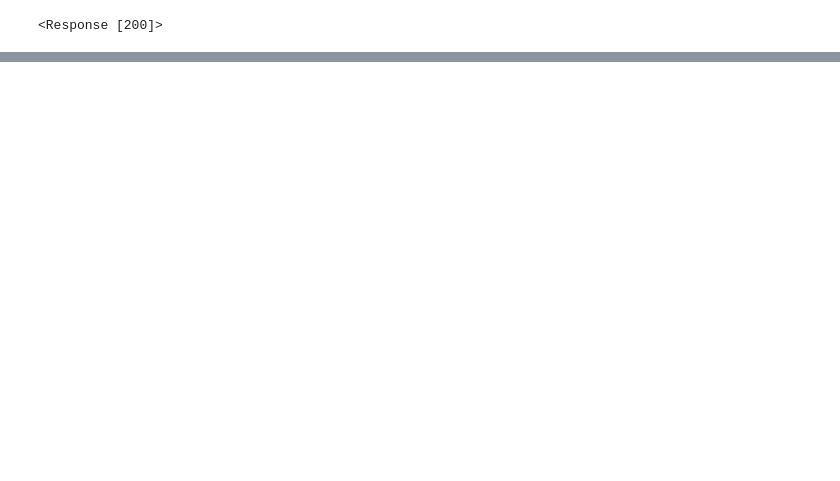
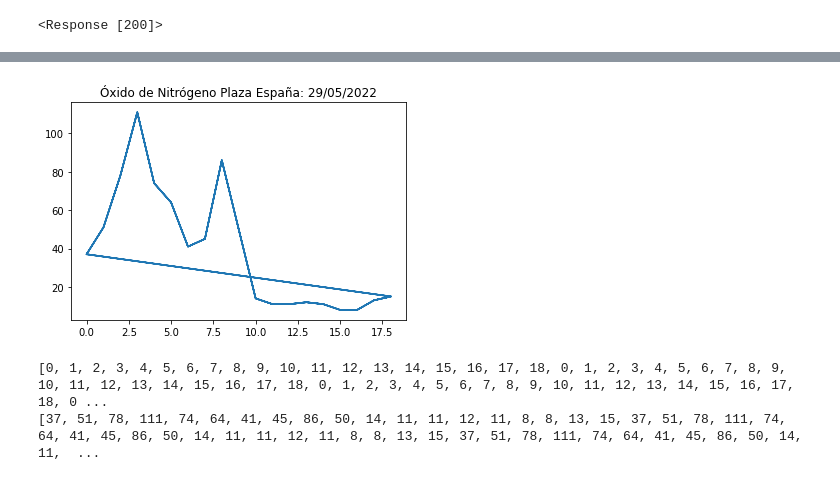
Before and after one commit to breko151/ANALISIS_DATOS, a Jupyter notebook: WEB_SCRAPPING/Request.ipynb, the cells around one changed output, grey strips where cells are left out. Cells and saved outputs as stored; diff of their text form; code cells hidden in the pictures; blank space fills up the shorter version.

Commit message:
Uso de request sin descargar fichero

```diff
--- a/WEB_SCRAPPING/Request.ipynb
+++ b/WEB_SCRAPPING/Request.ipynb
@@ -38,0 +47,21 @@ print(vs)
+# %%
+with closing(requests.get(url, stream = True)) as r:
+    reader = csv.reader(codecs.iterdecode(r.iter_lines(), 'utf-8'), delimiter=',')
+    for row in reader:
+        if(row[0] + row[1] + row[2] == '28079004' and row[3] == '12'):
+            hora = 0
+            desp = 9
+            while hora <= 23:
+                if row[desp + 2 * hora + 1] == 'V':
+                    vs.append(int(row[desp + 2 * hora]))
+                    horas.append(hora)
+                hora += 1
+plt.title("Óxido de Nitrógeno Plaza España: " + row[8] + "/" + row[7] + "/" + row[6])
+plt.plot(horas, vs)
+plt.show()
+print(horas)
+print(vs)
+# %% [output]
+[figure, added]
+[0, 1, 2, 3, 4, 5, 6, 7, 8, 9, 10, 11, 12, 13, 14, 15, 16, 17, 18, 0, 1, 2, 3, 4, 5, 6, 7, 8, 9, 10, 11, 12, 13, 14, 15, 16, 17, 18, 0, 1, 2, 3, 4, 5, 6, 7, 8, 9, 10, 11, 12, 13, 14, 15, 16, 17, 18, 0 ...
+[37, 51, 78, 111, 74, 64, 41, 45, 86, 50, 14, 11, 11, 12, 11, 8, 8, 13, 15, 37, 51, 78, 111, 74, 64, 41, 45, 86, 50, 14, 11, 11, 12, 11, 8, 8, 13, 15, 37, 51, 78, 111, 74, 64, 41, 45, 86, 50, 14, 11,  ...
```
Also changed, not shown: parts of 3 cells of this notebook.
